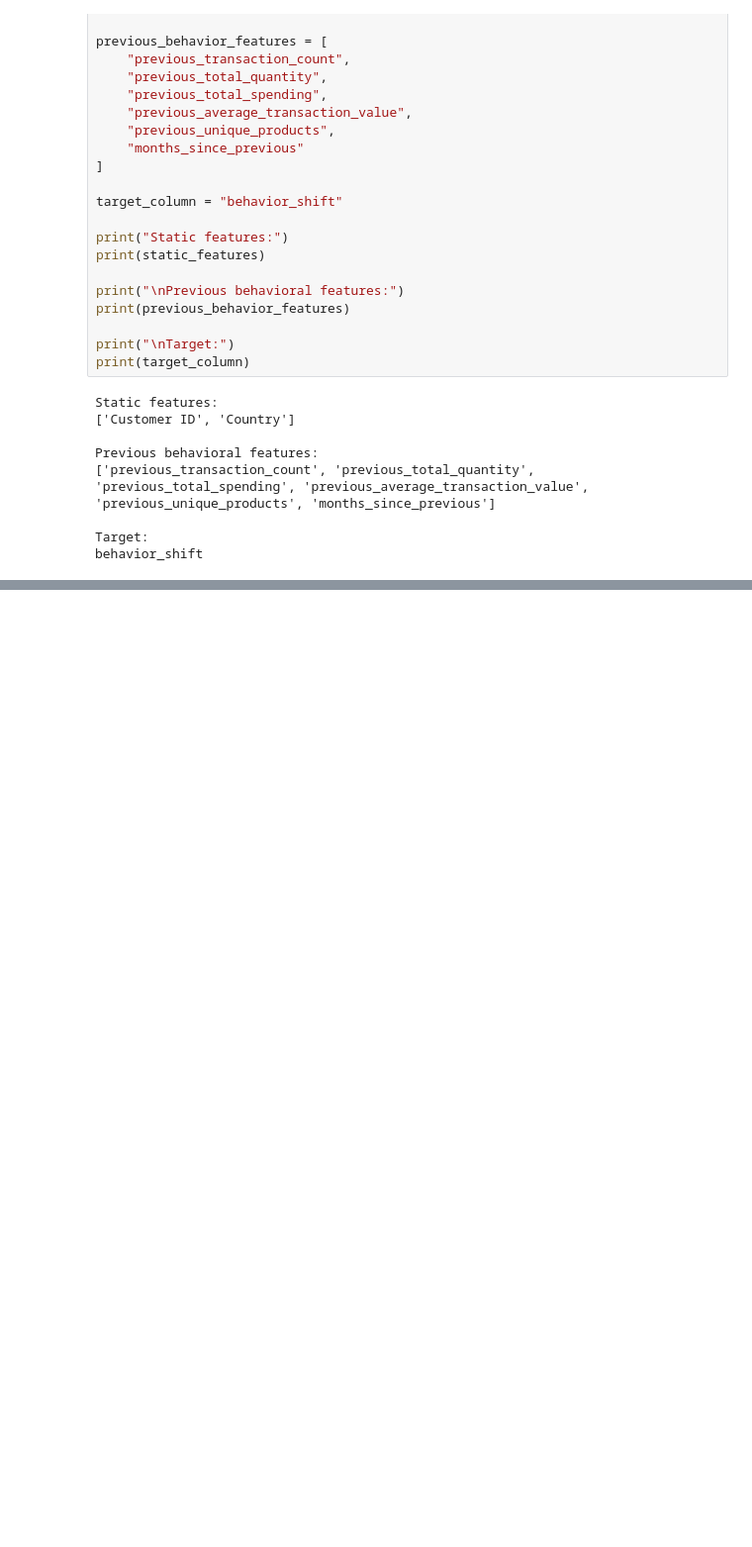
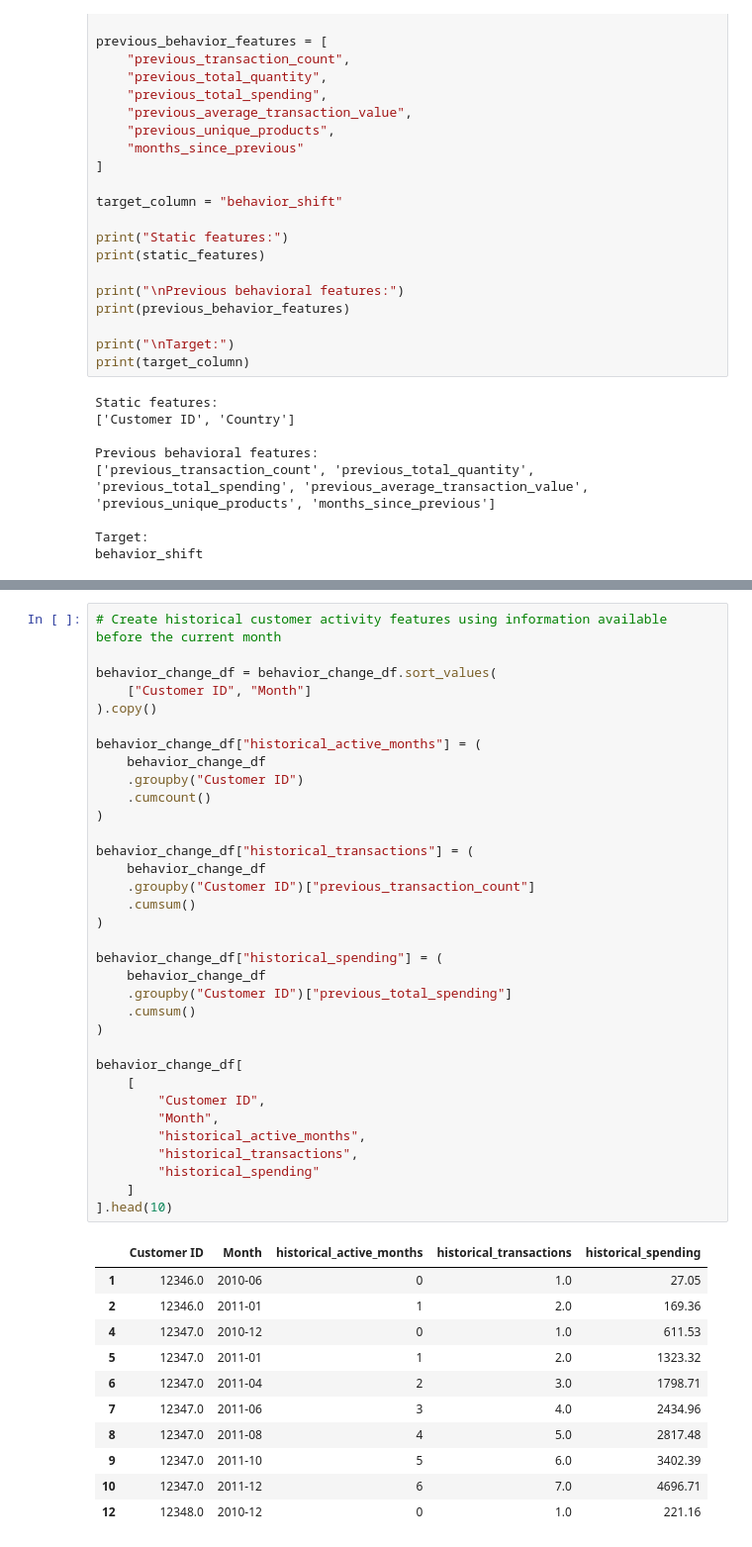
Before and after one commit to saraalwadia/customer-behavior-shift-detection, a Jupyter notebook: notebooks/03_temporal_analysis.ipynb, the cells around one changed output, grey strips where cells are left out. Shown at 99% size. Saved outputs shown, nothing was run; the diff lists cells and outputs as text; blank space fills up the shorter version.

```diff
--- a/notebooks/03_temporal_analysis.ipynb
+++ b/notebooks/03_temporal_analysis.ipynb
@@ -972,0 +1074,46 @@ behavior_shift
+# %%
+# Create historical customer activity features using information available before the current month
+
+behavior_change_df = behavior_change_df.sort_values(
+    ["Customer ID", "Month"]
+).copy()
+
+behavior_change_df["historical_active_months"] = (
+    behavior_change_df
+    .groupby("Customer ID")
+    .cumcount()
+)
+
+behavior_change_df["historical_transactions"] = (
+    behavior_change_df
+    .groupby("Customer ID")["previous_transaction_count"]
+    .cumsum()
+)
+
+behavior_change_df["historical_spending"] = (
+    behavior_change_df
+    .groupby("Customer ID")["previous_total_spending"]
+    .cumsum()
+)
+
+behavior_change_df[
+    [
+        "Customer ID",
+        "Month",
+        "historical_active_months",
+        "historical_transactions",
+        "historical_spending"
+    ]
+].head(10)
+# %% [output]
+|  | Customer ID | Month | historical_active_months | historical_transactions | historical_spending |
+| 1 | 12346.0 | 2010-06 | 0 | 1.0 | 27.05 |
+| 2 | 12346.0 | 2011-01 | 1 | 2.0 | 169.36 |
+| 4 | 12347.0 | 2010-12 | 0 | 1.0 | 611.53 |
+| 5 | 12347.0 | 2011-01 | 1 | 2.0 | 1323.32 |
+| 6 | 12347.0 | 2011-04 | 2 | 3.0 | 1798.71 |
+| 7 | 12347.0 | 2011-06 | 3 | 4.0 | 2434.96 |
+| 8 | 12347.0 | 2011-08 | 4 | 5.0 | 2817.48 |
+| 9 | 12347.0 | 2011-10 | 5 | 6.0 | 3402.39 |
+| 10 | 12347.0 | 2011-12 | 6 | 7.0 | 4696.71 |
+| 12 | 12348.0 | 2010-12 | 0 | 1.0 | 221.16 |
```
Also changed, not shown: parts of 12 cells of this notebook.
